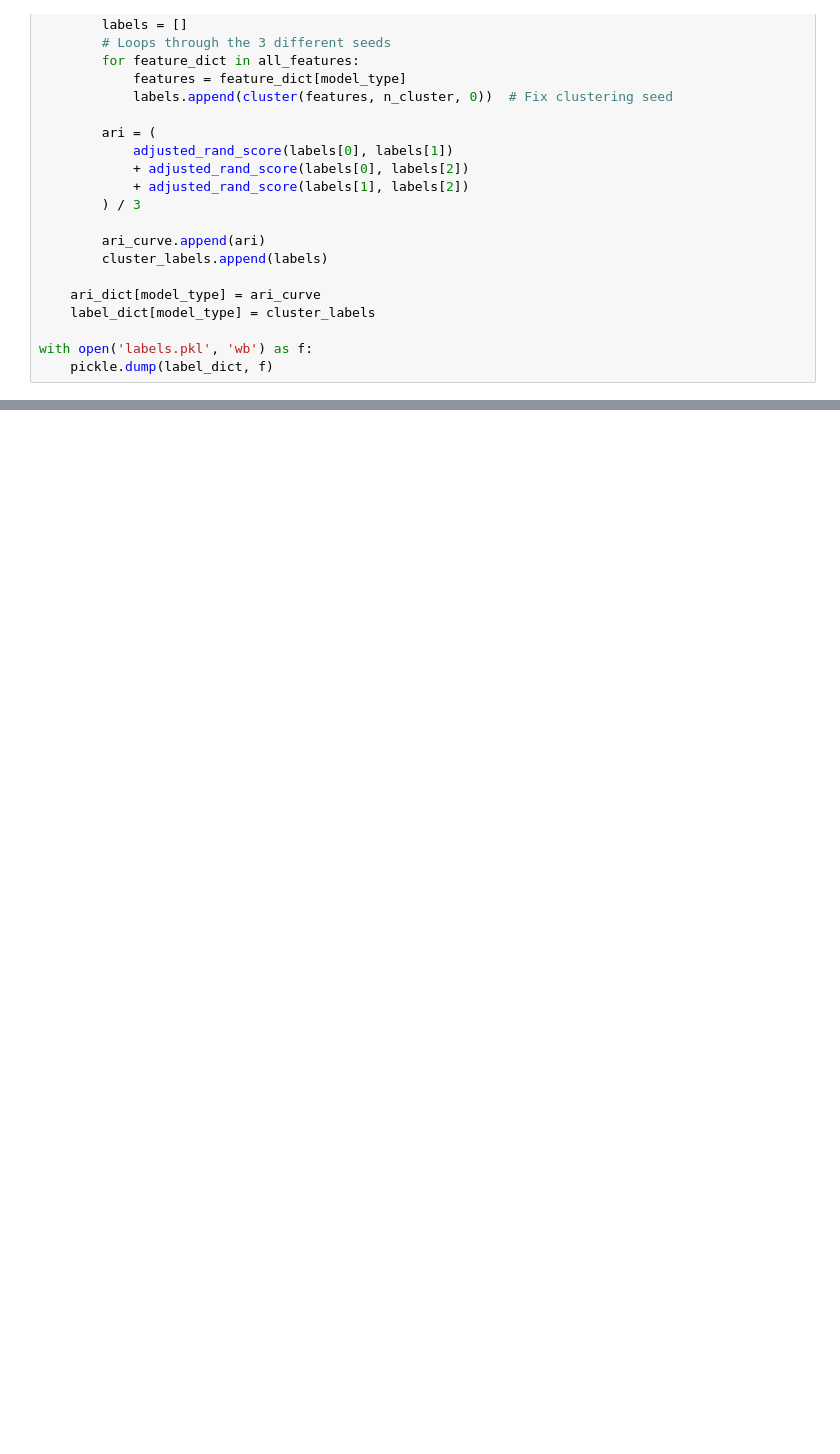
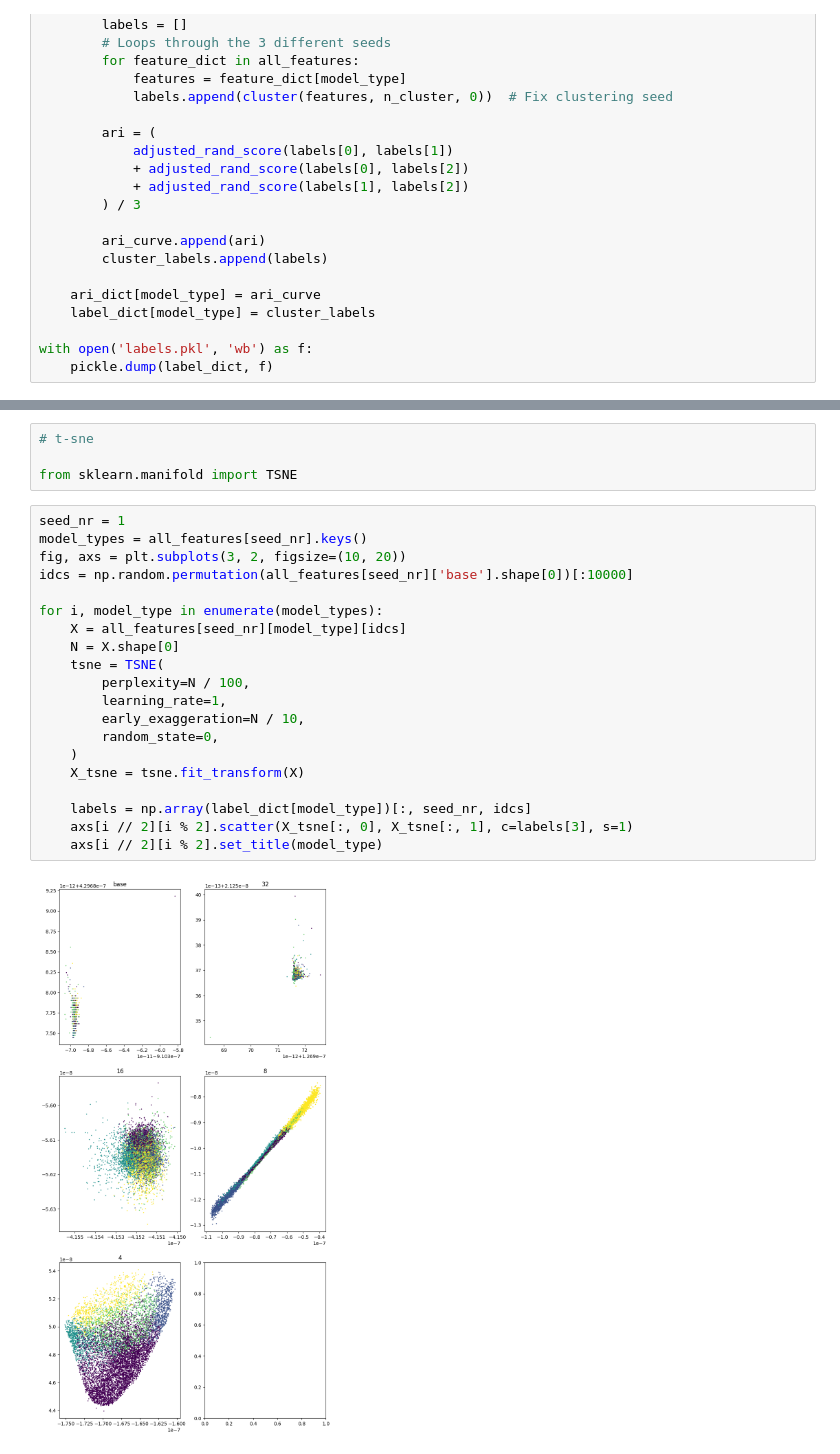
Before and after one commit to NathanSoeding/sensorium, a Jupyter notebook: small_readout_vectors/validating_vae.ipynb, the cells around one changed output, grey strips where cells are left out. Drawn from its saved outputs; the diff is of its cells as text; blank space fills up the shorter version.

```diff
--- a/small_readout_vectors/validating_vae.ipynb
+++ b/small_readout_vectors/validating_vae.ipynb
@@ -256,0 +251,26 @@ plt.show()
+# %%
+# t-sne
+
+from sklearn.manifold import TSNE
+# %%
+seed_nr = 1
+model_types = all_features[seed_nr].keys()
+fig, axs = plt.subplots(3, 2, figsize=(10, 20))
+idcs = np.random.permutation(all_features[seed_nr]['base'].shape[0])[:10000]
+
+for i, model_type in enumerate(model_types):
+    X = all_features[seed_nr][model_type][idcs]
+    N = X.shape[0]
+    tsne = TSNE(
+        perplexity=N / 100,
+        learning_rate=1,
+        early_exaggeration=N / 10,
+        random_state=0,
+    )
+    X_tsne = tsne.fit_transform(X)
+
+    labels = np.array(label_dict[model_type])[:, seed_nr, idcs]
+    axs[i // 2][i % 2].scatter(X_tsne[:, 0], X_tsne[:, 1], c=labels[3], s=1)
+    axs[i // 2][i % 2].set_title(model_type)
+# %% [output]
+[figure, added]
```
Also changed, not shown: parts of 4 cells of this notebook.
